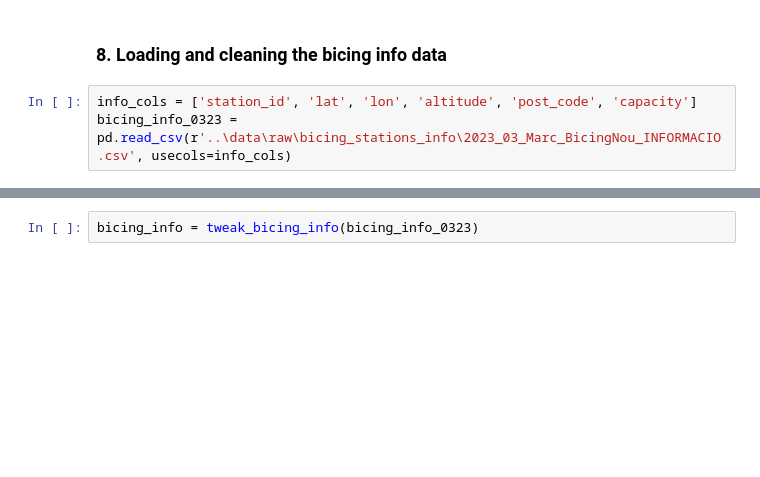
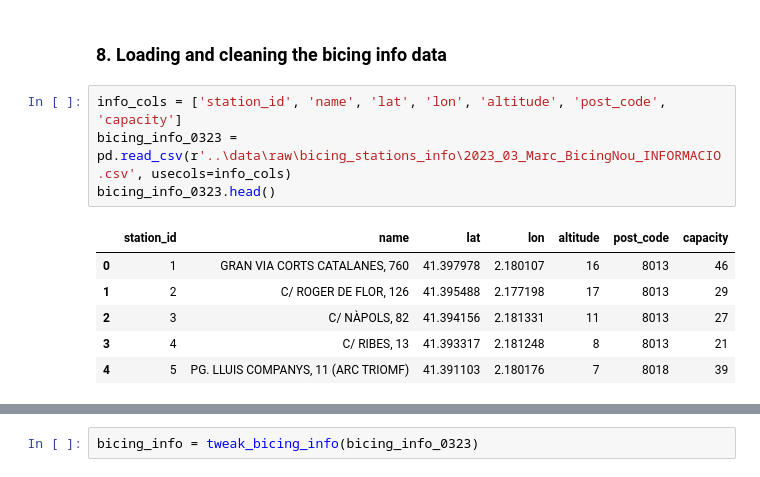
Before and after one commit to jadelaossa/bike-availability-prediction, a Jupyter notebook: notebooks/1.0-jdf-initial-data-exploration.ipynb, the cells around one changed output, grey strips where cells are left out. Cells and saved outputs as stored; diff of their text form; blank space fills up the shorter version.

```diff
--- a/notebooks/1.0-jdf-initial-data-exploration.ipynb
+++ b/notebooks/1.0-jdf-initial-data-exploration.ipynb
@@ -652,7 +652,15 @@ meteo_stats.to_parquet(fr'..\data\processed\meteo_stats.parquet')
 # %% [markdown]
 ### 8. Loading and cleaning the bicing info data
 # %%
-info_cols = ['station_id', 'lat', 'lon', 'altitude', 'post_code', 'capacity']
+info_cols = ['station_id', 'name', 'lat', 'lon', 'altitude', 'post_code', 'capacity']
 bicing_info_0323 = pd.read_csv(r'..\data\raw\bicing_stations_info\2023_03_Marc_BicingNou_INFORMACIO.csv', usecols=info_cols)
+bicing_info_0323.head()
+# %% [output]
+|  | station_id | name | lat | lon | altitude | post_code | capacity |
+| 0 | 1 | GRAN VIA CORTS CATALANES, 760 | 41.397978 | 2.180107 | 16 | 8013 | 46 |
+| 1 | 2 | C/ ROGER DE FLOR, 126 | 41.395488 | 2.177198 | 17 | 8013 | 29 |
+| 2 | 3 | C/ NÀPOLS, 82 | 41.394156 | 2.181331 | 11 | 8013 | 27 |
+| 3 | 4 | C/ RIBES, 13 | 41.393317 | 2.181248 | 8 | 8013 | 21 |
+| 4 | 5 | PG. LLUIS COMPANYS, 11 (ARC TRIOMF) | 41.391103 | 2.180176 | 7 | 8018 | 39 |
 # %%
 (bicing_info_0323
```
Also changed, not shown: parts of 4 cells of this notebook, 7 other files.
